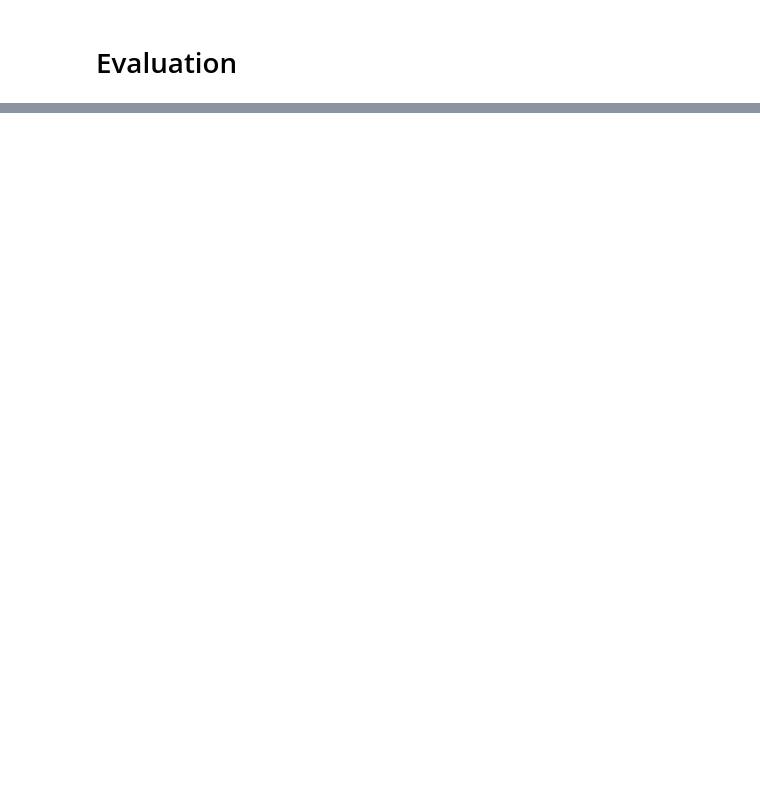
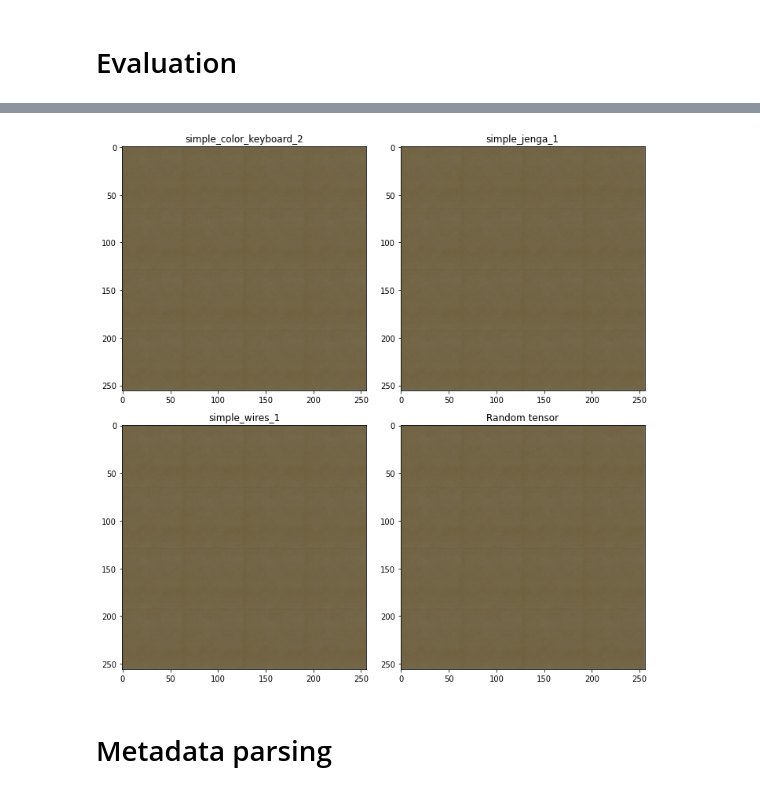
Before and after one commit to SkyLionx/evit, a Jupyter notebook: dataset.ipynb, the cells around one changed output, grey strips where cells are left out. Cells and saved outputs as stored; diff of their text form; code cells hidden in the pictures; blank space fills up the shorter version.

```diff
--- a/dataset.ipynb
+++ b/dataset.ipynb
@@ -621,17 +645,22 @@ plot_square(results, train_datasets_names, size=5)
 # %%
 from media_utils import plot_square
 
 # Eval on test
 model.eval()
 eval_events = []
 
 for test_ds in test_datasets:
   (in_img, events), out_img = next(iter(test_ds))
-  eval_events.append(torch.tensor(events.reshape(1, 10, 256, 336)))
+  events = events[:, :256, :256]
+  eval_events.append(torch.tensor(events.reshape(1, 10, 256, 256)))
 
-random_tensor = torch.tensor(np.random.rand(1, 10, 256, 336).astype(np.float32))
+random_tensor = torch.tensor(np.random.rand(1, 10, 256, 256).astype(np.float32))
 eval_events.append(random_tensor)
 
 results = [model(ev[:1].to(device)) for ev in eval_events]
 results = [np.einsum("bchw -> hwc",res.detach().cpu()) for res in results]
 plot_square(results, test_datasets_names + ["Random tensor"], size=5)
+# %% [output]
+[figure, added]
+# %% [markdown]
+# Metadata parsing
```
Also changed, not shown: parts of 11 cells of this notebook, 1 other file.
